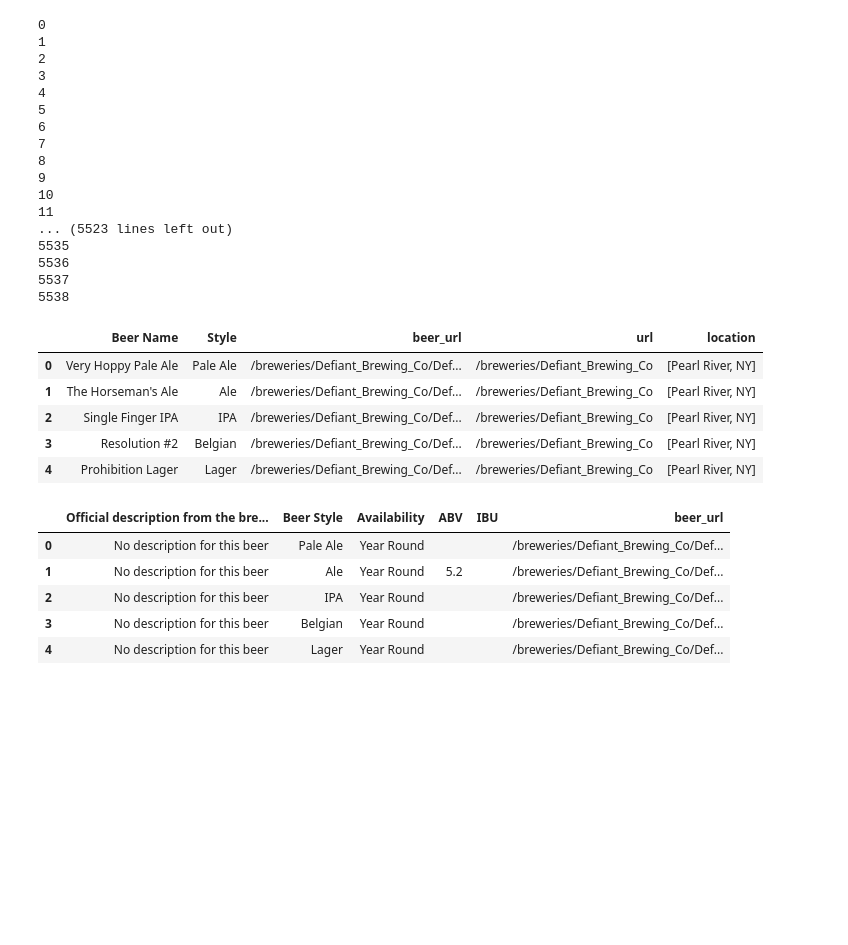
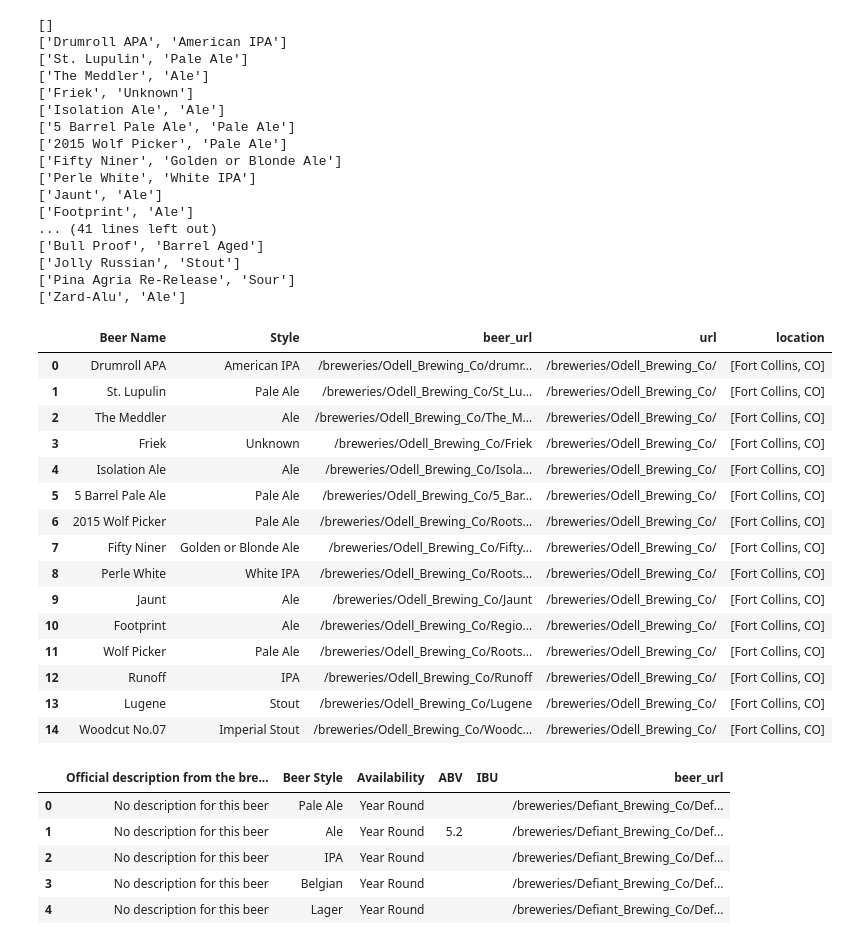
Before and after one commit to adpleach/breweries, a Jupyter notebook: brewbound.ipynb, the cells around one changed output. Drawn from its saved outputs; the diff is of its cells as text; code cells hidden in the pictures; blank space fills up the shorter version.

Commit message:
Add fix for beers with no name

```diff
--- a/brewbound.ipynb
+++ b/brewbound.ipynb
@@ -19,8 +19,10 @@ string_results_list = "["+string_results[:len(string_results) - 7]+"]"
 results = ast.literal_eval(string_results_list)
 
 # convert list of lists to df
-df = pd.DataFrame(results, columns = ['brewery_name', 'latitude','longitude','url'])
-df.head()
+df_brewery = pd.DataFrame(results, columns = ['brewery_name', 'latitude','longitude','url'])
+df_brewery.reset_index(inplace=True)
+df_brewery.head()
+
 # save as csv
-# df.to_csv('breweries_2022.csv')
+# df_brewery.to_csv('breweries_2022.csv')
 # %% [output]
@@ -40,10 +48,10 @@ pd.set_option('display.max_colwidth', None)
 beers = []
 
 # iterate through all rows of df
-for i in range(len(df['url'])):
-# for i in range(12): # used for testing
+for i in range(len(df_brewery['url'])):
+# for i in range(10): # used for testing
     # get url
-    url = df['url'].iloc[[i]].to_string(header=False, index=False)
+    url = df_brewery['url'].iloc[[i]].to_string(header=False, index=False)
     # print(i) # use if desired to monitor progress
     full_url = "https://www.brewbound.com"+url
     # connect to url - try statement used to avoid connection errors/ missing pages
@@ -86,6 +94,7 @@ for i in range(len(df['url'])):
             # get beer name, style and url
             cols = row.find_all('td')
             cols = [ele.text.strip() for ele in cols]
+            # print(cols)
             clean_cols = []
             # Get rid of extra values but keep empty style
             for i in range(len(cols)):
@@ -94,56 +103,70 @@ for i in range(len(df['url'])):
                 elif cols[i] == "":
                     if cols[i-1] != "":
                         clean_cols.append(cols[i])
                     else:
                         continue
                 else:
                     clean_cols.append(cols[i])
+            # if beer has no name but style add empty name
+            if len(clean_cols) == 1:
+                clean_cols.insert(0,"")
+            print(clean_cols)
             # Remove empty strings
             cols = [ele for ele in clean_cols if ele != "No records to display."]
             urls = row.find_all('a', href=True)
             urls = [url['href'] for url in urls]
             all_cols = cols + urls
             data.append(all_cols)
 
         # add url and address to data - remove empty lists
         table = list(filter(None, data))
         table = [x.append(url) or x for x in table]
         table = [x.append(addr) or x for x in table]
         beers= beers + table
 
     except AttributeError:
         continue
 
 # convert list of lists to df
 df_beers = pd.DataFrame(beers, columns = result_headers)
 df_beers = df_beers.drop(columns = 'beer_url2')
-df_beers.head()
+df_beers.head(15)
 # save as csv
 # df_beers.to_csv('beers_2022.csv')
 # %% [output]
-0
-1
-2
-3
-4
-5
-6
-7
-8
-9
-10
-11
-... (5523 lines left out)
-5535
-5536
-5537
-5538
+[]
+['Drumroll APA', 'American IPA']
+['St. Lupulin', 'Pale Ale']
+['The Meddler', 'Ale']
+['Friek', 'Unknown']
+['Isolation Ale', 'Ale']
+['5 Barrel Pale Ale', 'Pale Ale']
+['2015 Wolf Picker', 'Pale Ale']
+['Fifty Niner', 'Golden or Blonde Ale']
+['Perle White', 'White IPA']
+['Jaunt', 'Ale']
+['Footprint', 'Ale']
+... (41 lines left out)
+['Bull Proof', 'Barrel Aged']
+['Jolly Russian', 'Stout']
+['Pina Agria Re-Release', 'Sour']
+['Zard-Alu', 'Ale']
 |  | Beer Name | Style | beer_url | url | location |
-| 0 | Very Hoppy Pale Ale | Pale Ale | /breweries/Defiant_Brewing_Co/Def... | /breweries/Defiant_Brewing_Co | [Pearl River, NY] |
-| 1 | The Horseman's Ale | Ale | /breweries/Defiant_Brewing_Co/Def... | /breweries/Defiant_Brewing_Co | [Pearl River, NY] |
-| 2 | Single Finger IPA | IPA | /breweries/Defiant_Brewing_Co/Def... | /breweries/Defiant_Brewing_Co | [Pearl River, NY] |
-| 3 | Resolution #2 | Belgian | /breweries/Defiant_Brewing_Co/Def... | /breweries/Defiant_Brewing_Co | [Pearl River, NY] |
-| 4 | Prohibition Lager | Lager | /breweries/Defiant_Brewing_Co/Def... | /breweries/Defiant_Brewing_Co | [Pearl River, NY] |
+| 0 | Drumroll APA | American IPA | /breweries/Odell_Brewing_Co/drumr... | /breweries/Odell_Brewing_Co/ | [Fort Collins, CO] |
+| 1 | St. Lupulin | Pale Ale | /breweries/Odell_Brewing_Co/St_Lu... | /breweries/Odell_Brewing_Co/ | [Fort Collins, CO] |
+| 2 | The Meddler | Ale | /breweries/Odell_Brewing_Co/The_M... | /breweries/Odell_Brewing_Co/ | [Fort Collins, CO] |
+| 3 | Friek | Unknown | /breweries/Odell_Brewing_Co/Friek | /breweries/Odell_Brewing_Co/ | [Fort Collins, CO] |
+| 4 | Isolation Ale | Ale | /breweries/Odell_Brewing_Co/Isola... | /breweries/Odell_Brewing_Co/ | [Fort Collins, CO] |
+| 5 | 5 Barrel Pale Ale | Pale Ale | /breweries/Odell_Brewing_Co/5_Bar... | /breweries/Odell_Brewing_Co/ | [Fort Collins, CO] |
+| 6 | 2015 Wolf Picker | Pale Ale | /breweries/Odell_Brewing_Co/Roots... | /breweries/Odell_Brewing_Co/ | [Fort Collins, CO] |
+| 7 | Fifty Niner | Golden or Blonde Ale | /breweries/Odell_Brewing_Co/Fifty... | /breweries/Odell_Brewing_Co/ | [Fort Collins, CO] |
+| 8 | Perle White | White IPA | /breweries/Odell_Brewing_Co/Roots... | /breweries/Odell_Brewing_Co/ | [Fort Collins, CO] |
+| 9 | Jaunt | Ale | /breweries/Odell_Brewing_Co/Jaunt | /breweries/Odell_Brewing_Co/ | [Fort Collins, CO] |
+| 10 | Footprint | Ale | /breweries/Odell_Brewing_Co/Regio... | /breweries/Odell_Brewing_Co/ | [Fort Collins, CO] |
+| 11 | Wolf Picker | Pale Ale | /breweries/Odell_Brewing_Co/Roots... | /breweries/Odell_Brewing_Co/ | [Fort Collins, CO] |
+| 12 | Runoff | IPA | /breweries/Odell_Brewing_Co/Runoff | /breweries/Odell_Brewing_Co/ | [Fort Collins, CO] |
+| 13 | Lugene | Stout | /breweries/Odell_Brewing_Co/Lugene | /breweries/Odell_Brewing_Co/ | [Fort Collins, CO] |
+| 14 | Woodcut No.07 | Imperial Stout | /breweries/Odell_Brewing_Co/Woodc... | /breweries/Odell_Brewing_Co/ | [Fort Collins, CO] |
 # %%
 # use beer url to get more beer info
 
```
Also changed, not shown: parts of 4 cells of this notebook.
